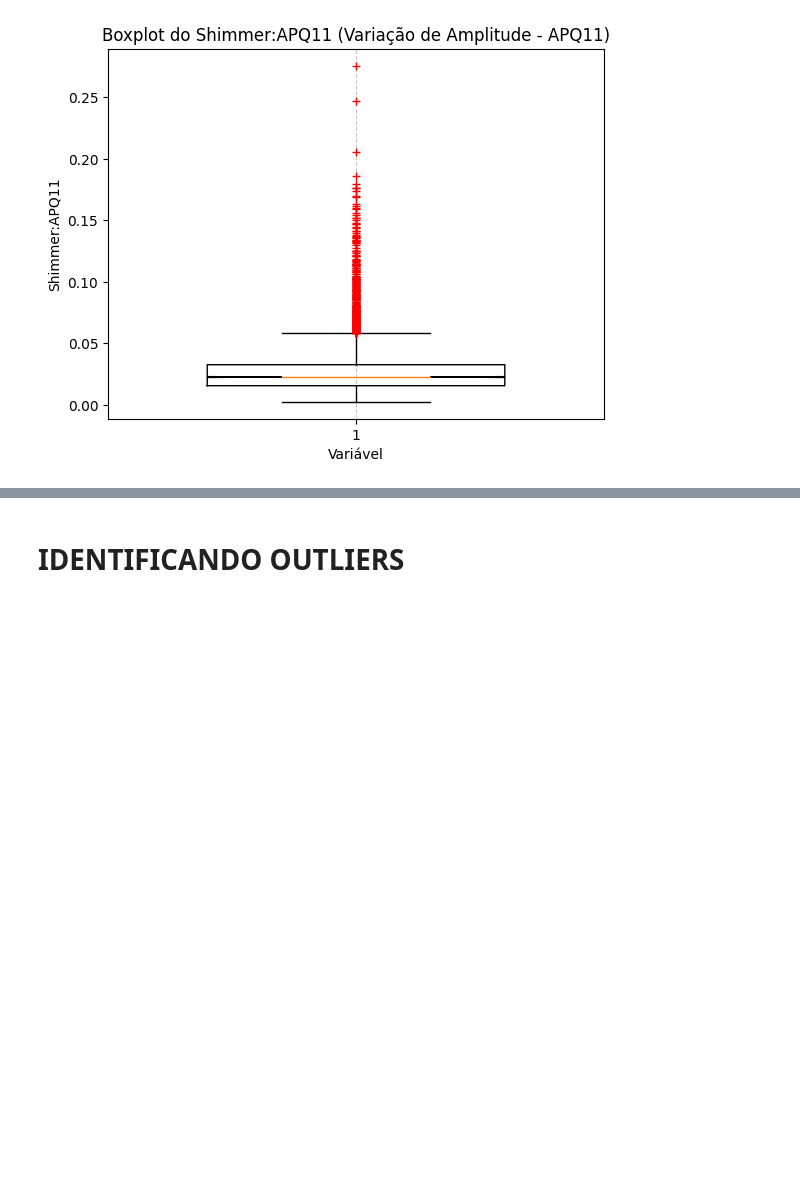
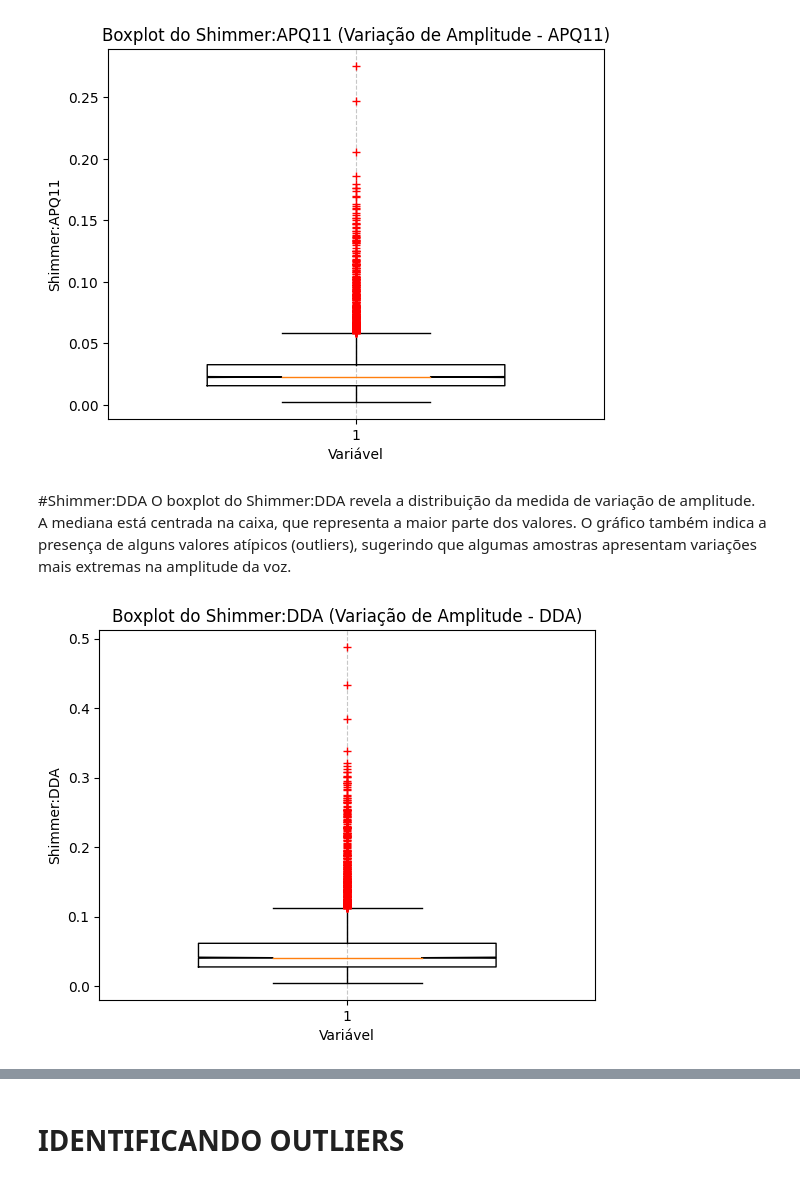
Before and after one commit to KacioSilva/ProjetoAM, a Jupyter notebook: Prova_AM.ipynb, the cells around one changed output, grey strips where cells are left out. Saved outputs shown, nothing was run; the diff lists cells and outputs as text; code cells hidden in the pictures; blank space fills up the shorter version.

```diff
--- a/Prova_AM.ipynb
+++ b/Prova_AM.ipynb
@@ -428,3 +441,17 @@ plt.grid(axis='x', linestyle='--', alpha=0.7)
 plt.show()
 # %% [output]
 [figure]
+# %% [markdown]
+#Shimmer:DDA
+O boxplot do Shimmer:DDA revela a distribuição da medida de variação de amplitude. A mediana está centrada na caixa, que representa a maior parte dos valores. O gráfico também indica a presença de alguns valores atípicos (outliers), sugerindo que algumas amostras apresentam variações mais extremas na amplitude da voz.
+# %%
+import matplotlib.pyplot as plt
+
+plt.boxplot(df['Shimmer:DDA'], sym='r+', widths=0.6, notch=True)
+plt.title('Boxplot do Shimmer:DDA (Variação de Amplitude - DDA)')
+plt.xlabel('Variável')
+plt.ylabel('Shimmer:DDA')
+plt.grid(axis='x', linestyle='--', alpha=0.7)
+plt.show()
+# %% [output]
+[figure, added]
```
Also changed, not shown: parts of 24 cells of this notebook.
